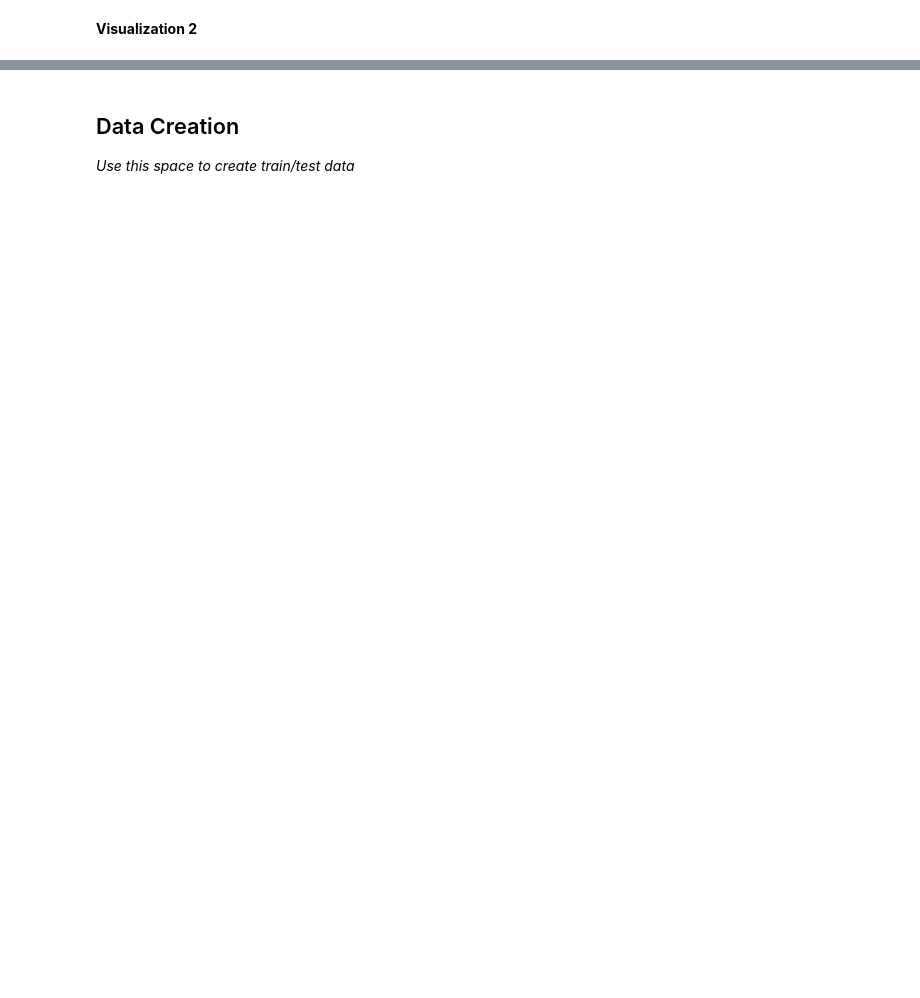
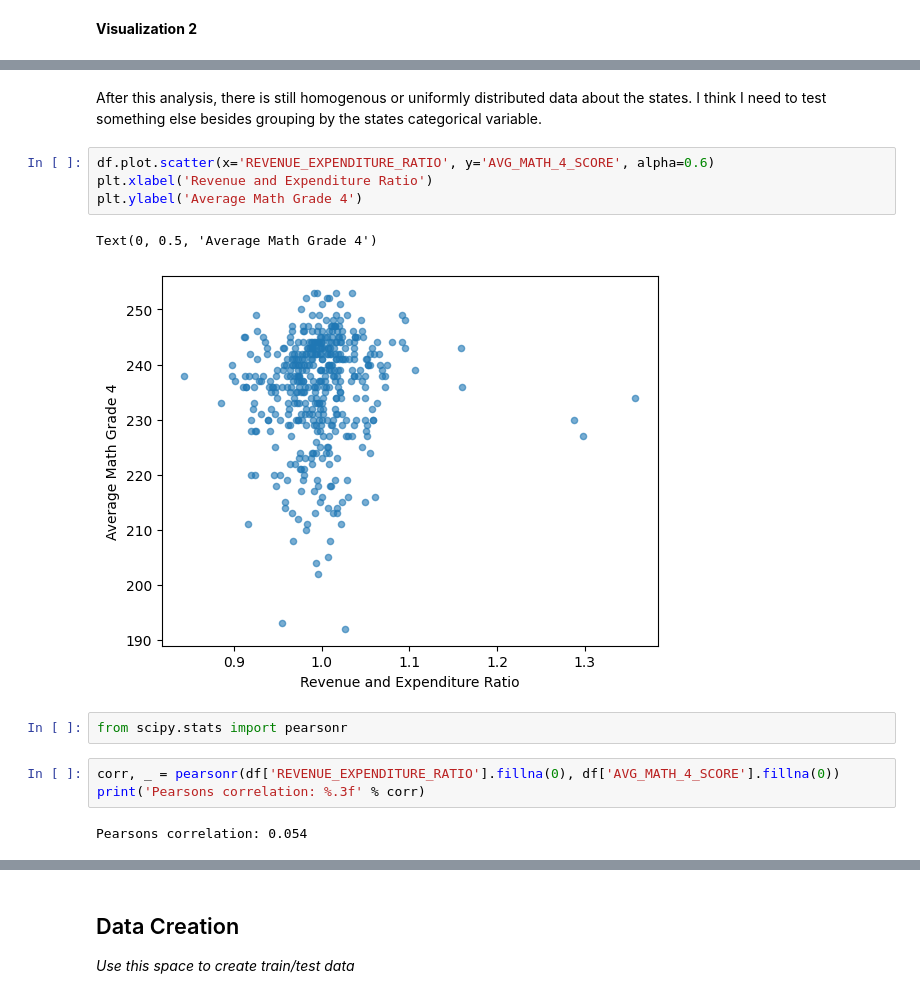
Before and after one commit to bL1233/Lesko-Git-Tutorial, a Jupyter notebook: tutorial1/checkpoint1.ipynb, the cells around one changed output, grey strips where cells are left out. Saved outputs shown, nothing was run; the diff lists cells and outputs as text; blank space fills up the shorter version.

```diff
--- a/tutorial1/checkpoint1.ipynb
+++ b/tutorial1/checkpoint1.ipynb
@@ -76,0 +191,16 @@ Investigate the relationship between your chosen response variable and at least
+# %% [markdown]
+After this analysis, there is still homogenous or uniformly distributed data about the states. I think I need to test something else besides grouping by the states categorical variable.
+# %%
+df.plot.scatter(x='REVENUE_EXPENDITURE_RATIO', y='AVG_MATH_4_SCORE', alpha=0.6)
+plt.xlabel('Revenue and Expenditure Ratio')
+plt.ylabel('Average Math Grade 4')
+# %% [output]
+Text(0, 0.5, 'Average Math Grade 4')
+[figure, added]
+# %%
+from scipy.stats import pearsonr
+# %%
+corr, _ = pearsonr(df['REVENUE_EXPENDITURE_RATIO'].fillna(0), df['AVG_MATH_4_SCORE'].fillna(0))
+print('Pearsons correlation: %.3f' % corr)
+# %% [output]
+Pearsons correlation: 0.054
```
Also changed, not shown: parts of 39 cells of this notebook.
